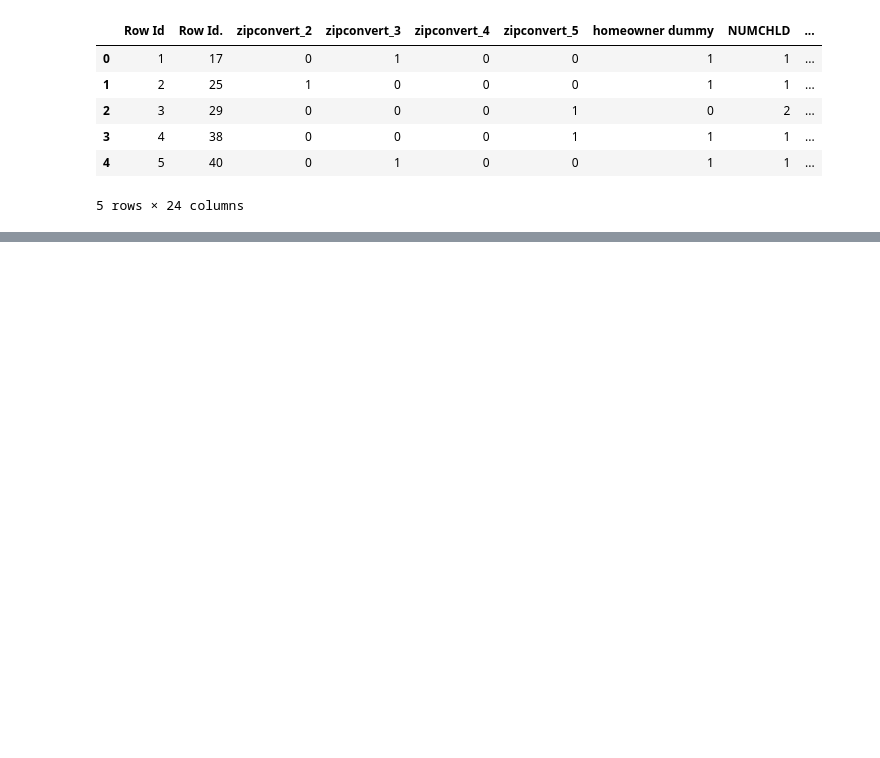
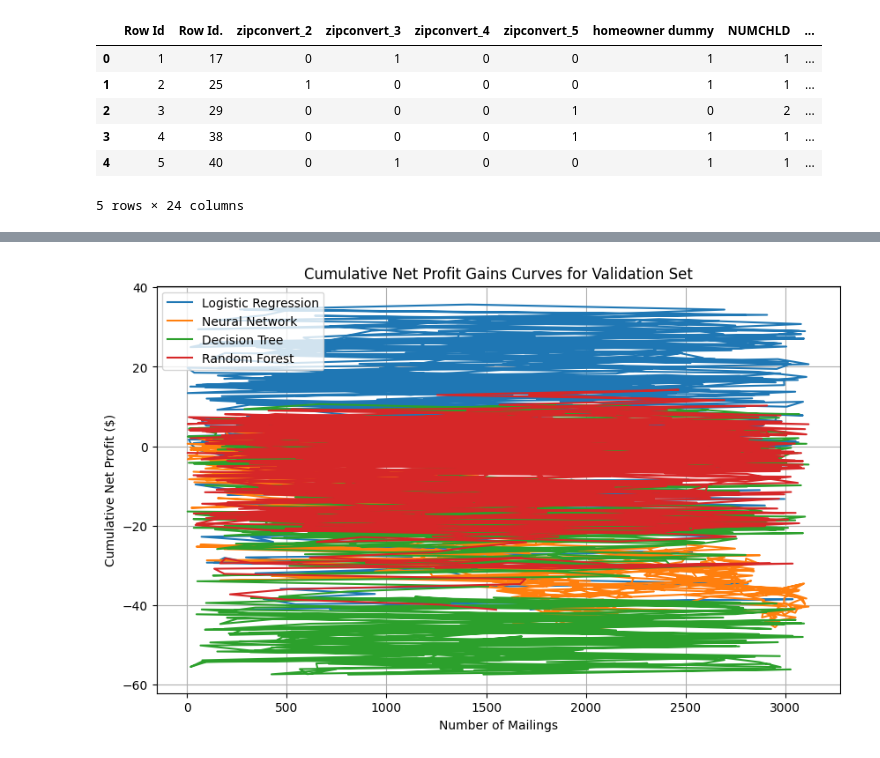
Before and after one commit to Gabeleo24/ADS-505-01, a Jupyter notebook: Mod 04/Assignment 4.1/Assignment 4.1.ipynb, the cells around one changed output, grey strips where cells are left out. Cells and saved outputs as stored; diff of their text form; code cells hidden in the pictures; blank space fills up the shorter version.

```diff
--- a/Mod 04/Assignment 4.1/Assignment 4.1.ipynb
+++ b/Mod 04/Assignment 4.1/Assignment 4.1.ipynb
@@ -31,0 +279,84 @@ KeyError: "['Amount'] not found in axis"
+# %%
+import pandas as pd
+import numpy as np
+import matplotlib.pyplot as plt
+from sklearn.linear_model import LogisticRegression
+from sklearn.neural_network import MLPClassifier
+from sklearn.tree import DecisionTreeClassifier
+from sklearn.ensemble import RandomForestClassifier
+from sklearn.model_selection import train_test_split
+
+# Load your dataset
+# df = pd.read_csv('your_dataset.csv')  # Uncomment and modify this line to load your dataset
+
+# Assuming df is your DataFrame and 'Car_Cancellation' is the target variable
+# X = df.drop('Car_Cancellation', axis=1)
+# y = df['Car_Cancellation']
+
+# Split the data into training and validation sets
+# X_train, X_val, y_train, y_val = train_test_split(X, y, test_size=0.3, random_state=42)
+
+# Constants
+expected_donation = 13.00
+mailing_cost = 0.68
+response_rate = 0.051
+oversampling_weight_donors = 0.5 / response_rate
+oversampling_weight_non_donors = 0.5 / (1 - response_rate)
+
+# Function to calculate net profit
+def calculate_net_profit(y_true, y_pred_prob):
+    data = pd.DataFrame({'true': y_true, 'pred_prob': y_pred_prob})
+    data = data.sort_values(by='pred_prob', ascending=False)
+
+    # Calculate net profit for each row
+    data['net_profit'] = np.where(data['true'] == 1, expected_donation - mailing_cost, -mailing_cost)
+
+    # Adjust for oversampling weights
+    data['net_profit_adjusted'] = np.where(
+        data['true'] == 1,
+        data['net_profit'] / oversampling_weight_donors,
+        data['net_profit'] / oversampling_weight_non_donors
+    )
+
+    # Calculate cumulative net profit
+    data['cumulative_net_profit'] = data['net_profit_adjusted'].cumsum()
+
+    return data
+
+# Define and train the models
+log_reg = LogisticRegression(max_iter=1000)
+nn_model = MLPClassifier(hidden_layer_sizes=(50, 30), max_iter=500, random_state=42)
+tree_model = DecisionTreeClassifier(random_state=42)
+rf_model = RandomForestClassifier(random_state=42)
+
+log_reg.fit(X_train, y_train)
+nn_model.fit(X_train, y_train)
+tree_model.fit(X_train, y_train)
+rf_model.fit(X_train, y_train)
+
+# Predict probabilities for validation set using different models
+y_val_pred_prob_log = log_reg.predict_proba(X_val)[:, 1]
+y_val_pred_prob_nn = nn_model.predict_proba(X_val)[:, 1]
+y_val_pred_prob_tree = tree_model.predict_proba(X_val)[:, 1]
+y_val_pred_prob_rf = rf_model.predict_proba(X_val)[:, 1]
+
+# Calculate net profit for each model on the validation set
+val_net_profit_log = calculate_net_profit(y_val, y_val_pred_prob_log)
+val_net_profit_nn = calculate_net_profit(y_val, y_val_pred_prob_nn)
+val_net_profit_tree = calculate_net_profit(y_val, y_val_pred_prob_tree)
+val_net_profit_rf = calculate_net_profit(y_val, y_val_pred_prob_rf)
+
+# Plot cumulative net profit for each model
+plt.figure(figsize=(10, 6))
+plt.plot(val_net_profit_log['cumulative_net_profit'], label='Logistic Regression')
+plt.plot(val_net_profit_nn['cumulative_net_profit'], label='Neural Network')
+plt.plot(val_net_profit_tree['cumulative_net_profit'], label='Decision Tree')
+plt.plot(val_net_profit_rf['cumulative_net_profit'], label='Random Forest')
+plt.title('Cumulative Net Profit Gains Curves for Validation Set')
+plt.xlabel('Number of Mailings')
+plt.ylabel('Cumulative Net Profit ($)')
+plt.legend()
+plt.grid(True)
+plt.show()
+# %% [output]
+[figure, added]
```
Also changed, not shown: parts of 9 cells of this notebook.
